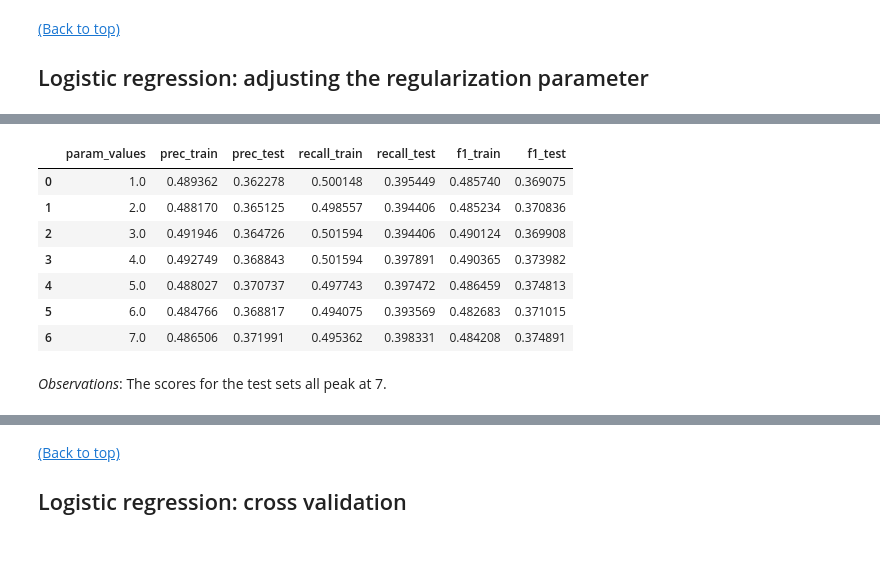
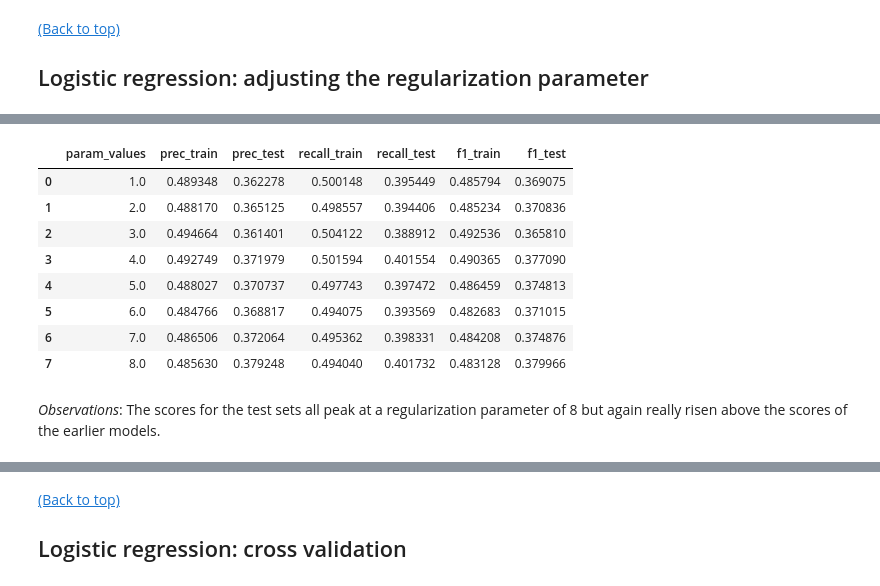
Before and after one commit to ssrosa/cacator_cave_malum, a Jupyter notebook: student.ipynb, the cells around one changed output, grey strips where cells are left out. Cells and saved outputs as stored; diff of their text form; code cells hidden in the pictures; blank space fills up the shorter version.

Commit message:
Modeling. Finished maybe logreg. MOving on to forest.

```diff
--- a/student.ipynb
+++ b/student.ipynb
@@ -1167,16 +1174,17 @@ plot_hypers(lr_scores_df, 'Logistic regression with various regularization param
 # %%
-lr_scores_df.head(7)
+lr_scores_df.head(8)
 # %% [output]
 |  | param_values | prec_train | prec_test | recall_train | recall_test | f1_train | f1_test |
-| 0 | 1.0 | 0.489362 | 0.362278 | 0.500148 | 0.395449 | 0.485740 | 0.369075 |
+| 0 | 1.0 | 0.489348 | 0.362278 | 0.500148 | 0.395449 | 0.485794 | 0.369075 |
 | 1 | 2.0 | 0.488170 | 0.365125 | 0.498557 | 0.394406 | 0.485234 | 0.370836 |
-| 2 | 3.0 | 0.491946 | 0.364726 | 0.501594 | 0.394406 | 0.490124 | 0.369908 |
-| 3 | 4.0 | 0.492749 | 0.368843 | 0.501594 | 0.397891 | 0.490365 | 0.373982 |
+| 2 | 3.0 | 0.494664 | 0.361401 | 0.504122 | 0.388912 | 0.492536 | 0.365810 |
+| 3 | 4.0 | 0.492749 | 0.371979 | 0.501594 | 0.401554 | 0.490365 | 0.377090 |
 | 4 | 5.0 | 0.488027 | 0.370737 | 0.497743 | 0.397472 | 0.486459 | 0.374813 |
 | 5 | 6.0 | 0.484766 | 0.368817 | 0.494075 | 0.393569 | 0.482683 | 0.371015 |
-| 6 | 7.0 | 0.486506 | 0.371991 | 0.495362 | 0.398331 | 0.484208 | 0.374891 |
+| 6 | 7.0 | 0.486506 | 0.372064 | 0.495362 | 0.398331 | 0.484208 | 0.374876 |
+| 7 | 8.0 | 0.485630 | 0.379248 | 0.494040 | 0.401732 | 0.483128 | 0.379966 |
 # %% [markdown]
-*Observations*: The scores for the test sets all peak at 7.
+*Observations*: The scores for the test sets all peak at a regularization parameter of 8 but again really risen above the scores of the earlier models.
 # %% [markdown]
 <a id = 'logreg_cv'></a>
 # %% [markdown]
```
Also changed, not shown: parts of 20 cells of this notebook.
